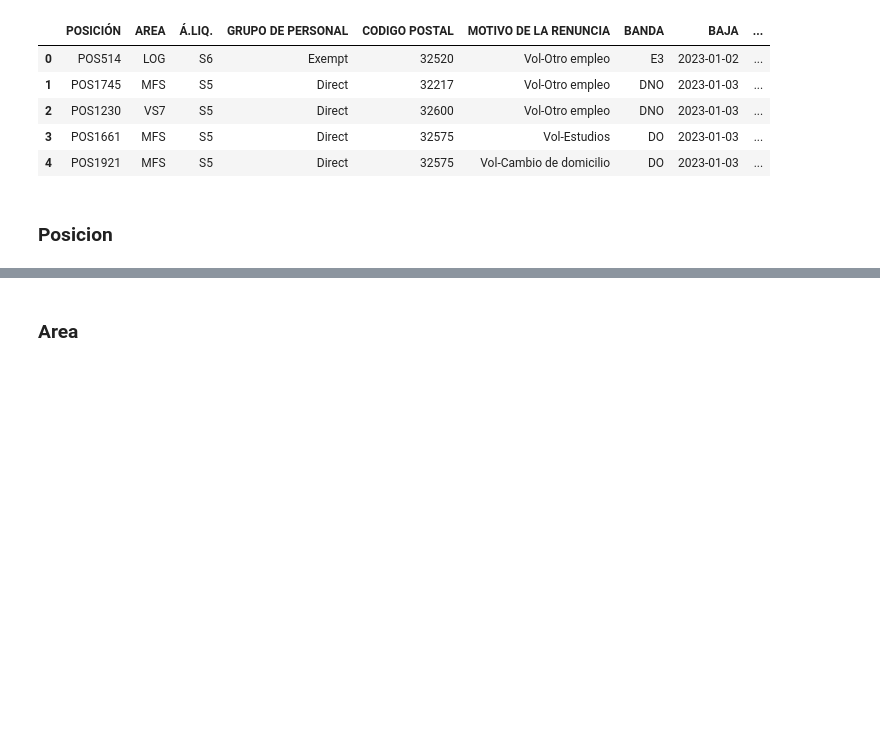
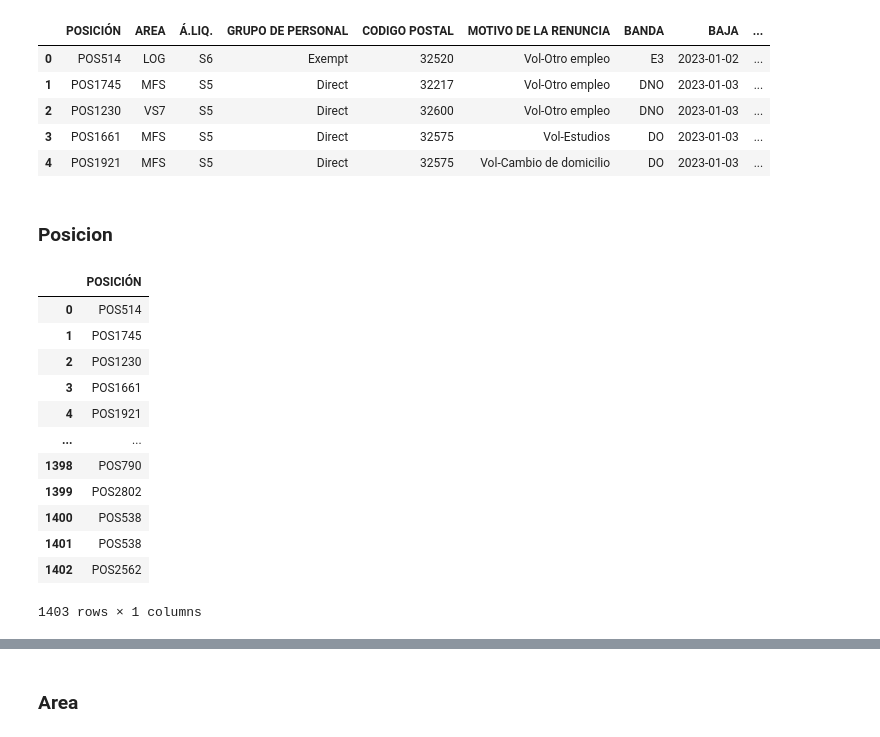
Before and after one commit to luisscrc/Datathon-Equipo-5, a Jupyter notebook: Datathon 2.ipynb, the cells around one changed output, grey strips where cells are left out. Saved outputs shown, nothing was run; the diff lists cells and outputs as text; code cells hidden in the pictures; blank space fills up the shorter version.

```diff
--- a/Datathon 2.ipynb
+++ b/Datathon 2.ipynb
@@ -44,3 +44,19 @@ data_sucia.head()
 | 4 | POS1921 | MFS | S5 | Direct | 32575 | Vol-Cambio de domicilio | DO | 2023-01-03 | ... |
 # %% [markdown]
 ### Posicion
+# %%
+data_sucia[["POSICIÓN"]]
+# %% [output]
+|  | POSICIÓN |
+| 0 | POS514 |
+| 1 | POS1745 |
+| 2 | POS1230 |
+| 3 | POS1661 |
+| 4 | POS1921 |
+| ... | ... |
+| 1398 | POS790 |
+| 1399 | POS2802 |
+| 1400 | POS538 |
+| 1401 | POS538 |
+| 1402 | POS2562 |
+1403 rows × 1 columns
```
Also changed, not shown: parts of 24 cells of this notebook, 3 other files.
